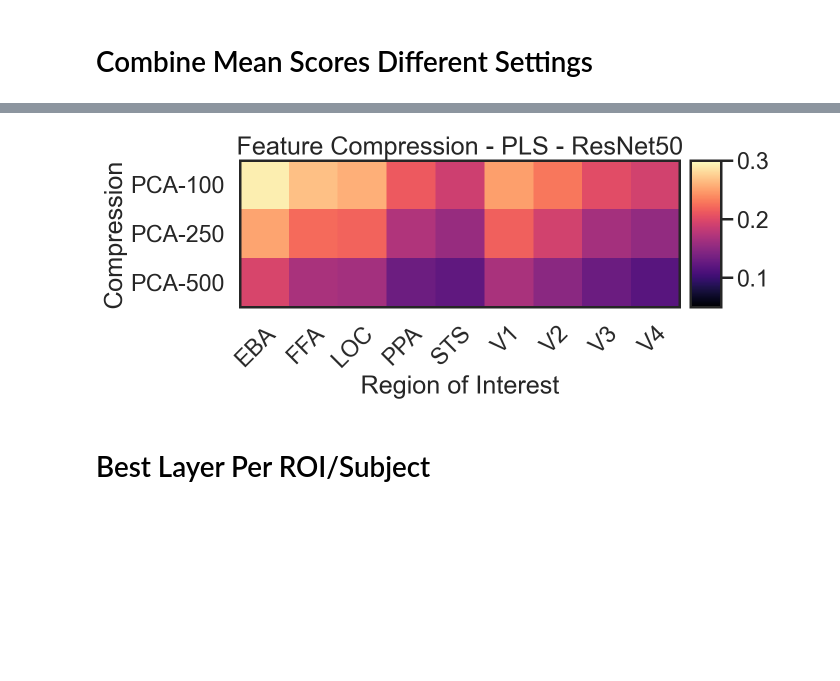
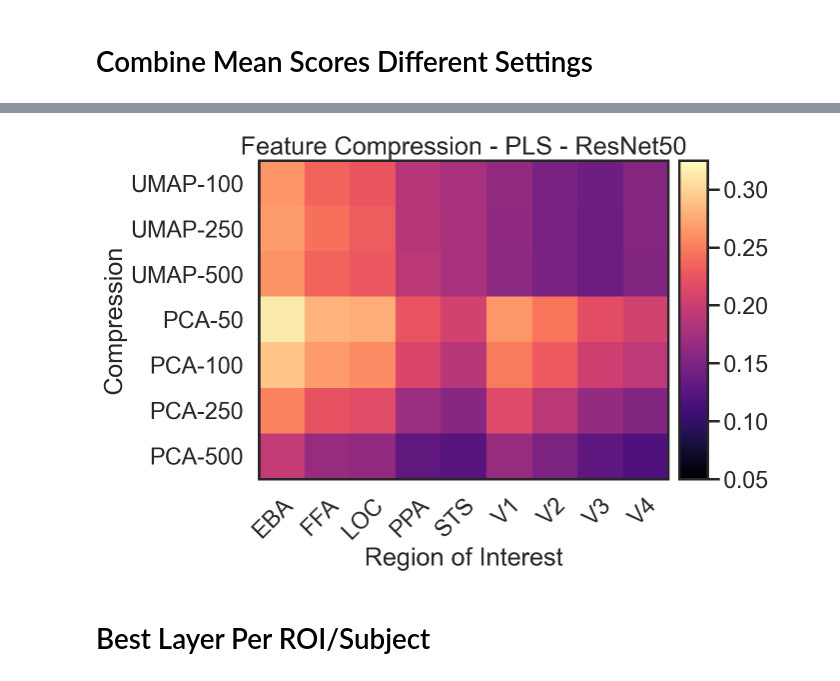
Before and after one commit to RobertTLange/algonauts-2021, a Jupyter notebook: notebooks/inspect_experiments.ipynb, the cells around one changed output, grey strips where cells are left out. Drawn from its saved outputs; the diff is of its cells as text; code cells hidden in the pictures; blank space fills up the shorter version.

```diff
--- a/notebooks/inspect_experiments.ipynb
+++ b/notebooks/inspect_experiments.ipynb
@@ -83,11 +83,21 @@ plot_perf_per_layer(hyper_log, meta_log, num_bo_per_layer=25, num_layers=5, titl
 # %% [markdown]
 # Combine Mean Scores Different Settings
 # %%
+meta_log_50, hyper_log_50 = load_result_logs("../data/experiments/roi/pls_50_resnet50_bo_25")
 meta_log_100, hyper_log_100 = load_result_logs("../data/experiments/roi/pls_100_resnet50_bo_25")
 meta_log_250, hyper_log_250 = load_result_logs("../data/experiments/roi/pls_resnet50_bo_25")
 meta_log_500, hyper_log_500 = load_result_logs("../data/experiments/roi/pls_500_resnet50_bo_25")
 
-score_100 = get_norm_score(hyper_log_100)
-score_250 = get_norm_score(hyper_log_250)
-score_500 = get_norm_score(hyper_log_500)
+pca_50 = get_norm_score(hyper_log_50)
+pca_100 = get_norm_score(hyper_log_100)
+pca_250 = get_norm_score(hyper_log_250)
+pca_500 = get_norm_score(hyper_log_500)
+
+meta_log_100, hyper_log_100 = load_result_logs("../data/experiments/roi/pls_umap_100_resnet50_bo_25")
+meta_log_250, hyper_log_250 = load_result_logs("../data/experiments/roi/pls_umap_250_resnet50_bo_25")
+meta_log_500, hyper_log_500 = load_result_logs("../data/experiments/roi/pls_umap_500_resnet50_bo_25")
+
+umap_100 = get_norm_score(hyper_log_100)
+umap_250 = get_norm_score(hyper_log_250)
+umap_500 = get_norm_score(hyper_log_500)
 # %% [output]
@@ -100,13 +118,13 @@ score_500 = get_norm_score(hyper_log_500)
 # %%
-range_y = ["PCA-500", "PCA-250", "PCA-100"]
+range_y = ["PCA-500", "PCA-250", "PCA-100", "PCA-50", "UMAP-500", "UMAP-250", "UMAP-100",]
 range_x = ["EBA", "FFA", "LOC", "PPA", "STS", "V1", "V2", "V3", "V4"]
 title = "Feature Compression - PLS - ResNet50"
 ylabel = "Compression"
-plot_combined_scores([score_100, score_250, score_500],
+plot_combined_scores([umap_100, umap_250, umap_500, pca_50, pca_100, pca_250, pca_500],
                      range_x, range_y, title, ylabel,
-                     min_heat=0.05, max_heat=0.3)
+                     min_heat=0.05, max_heat=0.325)
 # %% [output]
-[figure, old version]
+[figure, new version]
 # %% [markdown]
 # Best Layer Per ROI/Subject
 # %%
```
Also changed, not shown: parts of 1 cell of this notebook, 10 other files.
